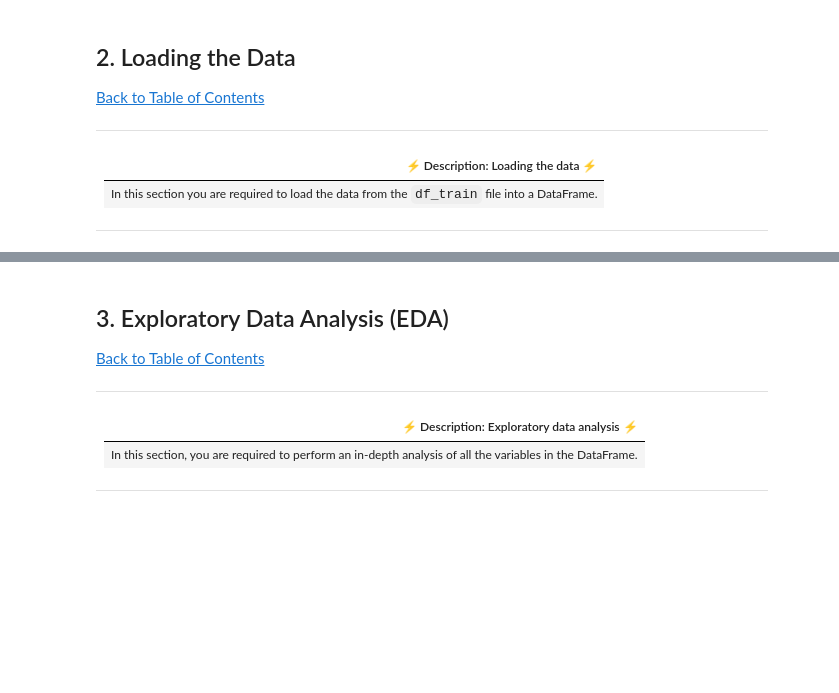
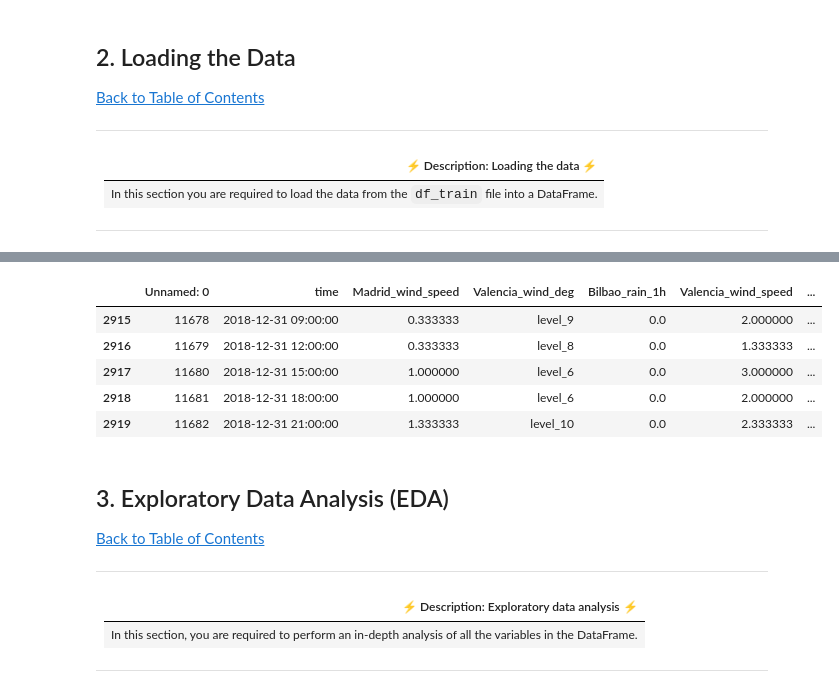
Before and after one commit to Emmantheo/Team-JM2-Starter-Notebook, a Jupyter notebook: starter-notebook.ipynb, the cells around one changed output, grey strips where cells are left out. Saved outputs shown, nothing was run; the diff lists cells and outputs as text; code cells hidden in the pictures; blank space fills up the shorter version.

```diff
--- a/starter-notebook.ipynb
+++ b/starter-notebook.ipynb
@@ -84,3 +101,12 @@ df = # load the data
+# %%
+raw_test.tail()
+# %% [output]
+|  | Unnamed: 0 | time | Madrid_wind_speed | Valencia_wind_deg | Bilbao_rain_1h | Valencia_wind_speed | ... |
+| 2915 | 11678 | 2018-12-31 09:00:00 | 0.333333 | level_9 | 0.0 | 2.000000 | ... |
+| 2916 | 11679 | 2018-12-31 12:00:00 | 0.333333 | level_8 | 0.0 | 1.333333 | ... |
+| 2917 | 11680 | 2018-12-31 15:00:00 | 1.000000 | level_6 | 0.0 | 3.000000 | ... |
+| 2918 | 11681 | 2018-12-31 18:00:00 | 1.000000 | level_6 | 0.0 | 2.000000 | ... |
+| 2919 | 11682 | 2018-12-31 21:00:00 | 1.333333 | level_10 | 0.0 | 2.333333 | ... |
 # %% [markdown]
 <a id="three"></a>
 ## 3. Exploratory Data Analysis (EDA)
```
Also changed, not shown: parts of 14 cells of this notebook.
